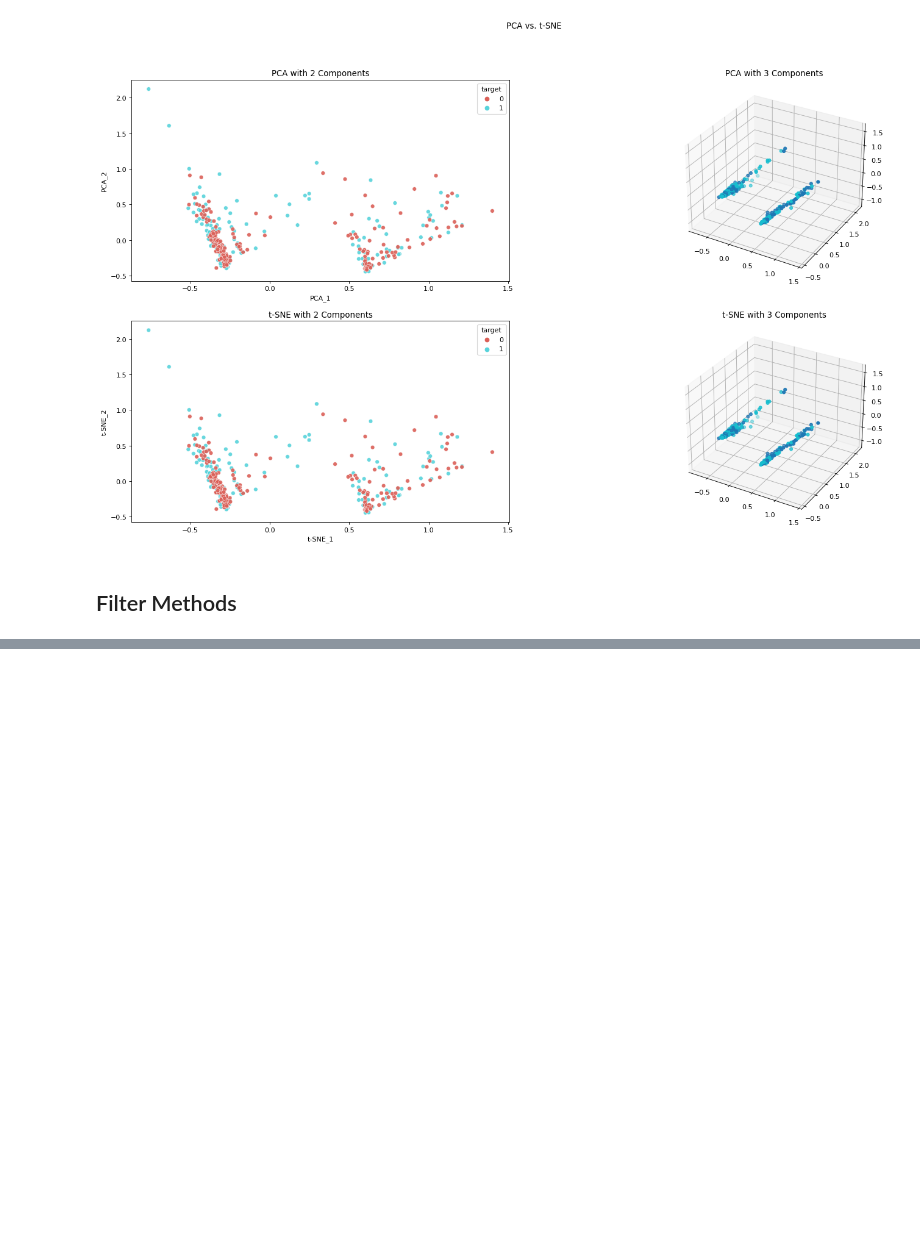
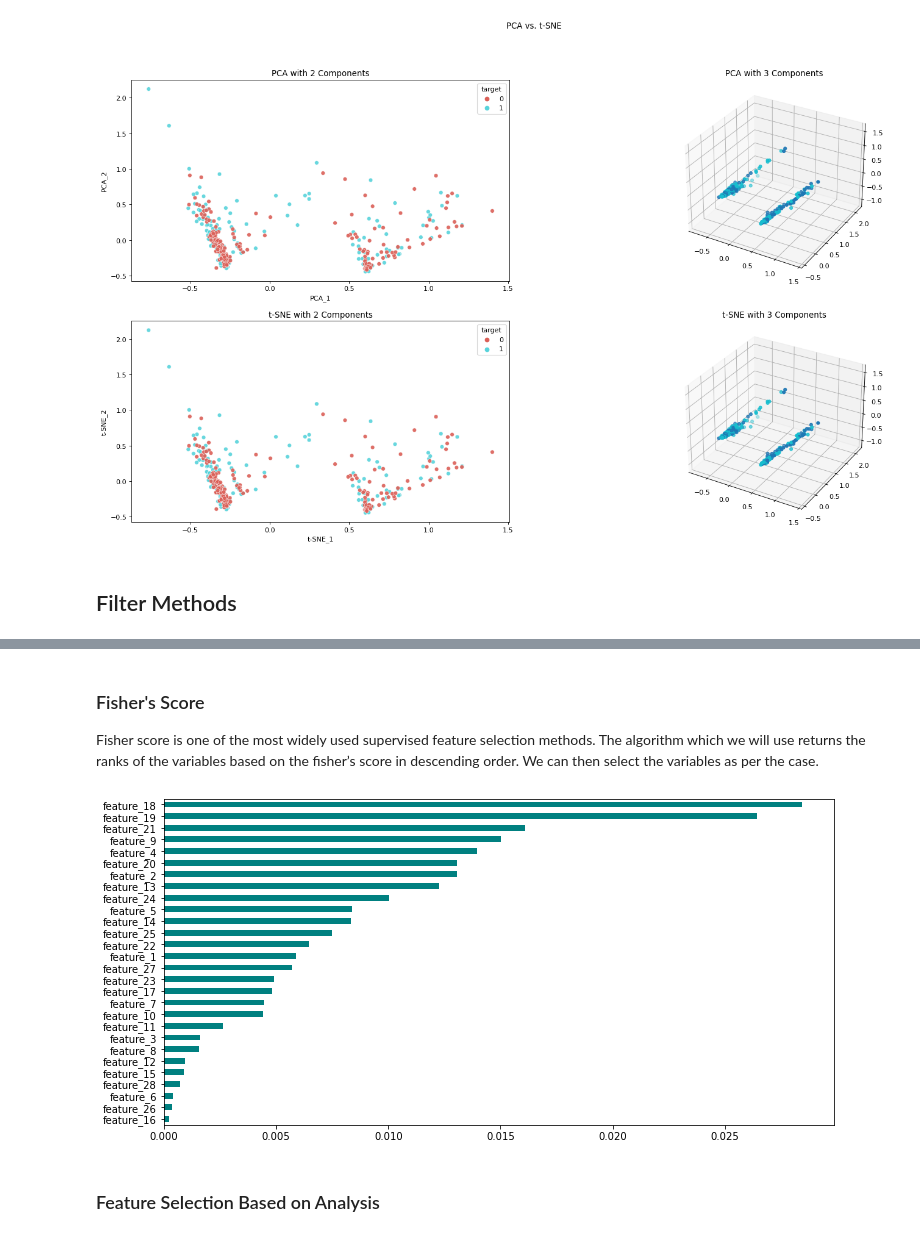
Before and after one commit to IbtihajT/Pre-employment_tests, a Jupyter notebook: PML_RMC_Peshawar/main.ipynb, the cells around one changed output, grey strips where cells are left out. Saved outputs shown, nothing was run; the diff lists cells and outputs as text; code cells hidden in the pictures; blank space fills up the shorter version.

```diff
--- a/PML_RMC_Peshawar/main.ipynb
+++ b/PML_RMC_Peshawar/main.ipynb
@@ -471,0 +260,14 @@ for name, result in zip(names, results):
+# %% [markdown]
+### Fisher's Score
+
+Fisher score is one of the most widely used supervised feature selection methods. The algorithm which we will use returns the ranks of the variables based on the fisher’s score in descending order. We can then select the variables as per the case.
+# %%
+fisher_ranks = fisher_score.fisher_score(X=features.values, y=targets.values)
+fisher_score_fi = pd.Series(fisher_ranks, features.columns)
+fisher_score_fi.sort_values(inplace=True)
+fisher_score_fi.plot(kind='barh', color='teal')
+plt.show()
+# %% [output]
+[figure, added]
+# %% [markdown]
+### Feature Selection Based on Analysis
```
Also changed, not shown: parts of 42 cells of this notebook.
